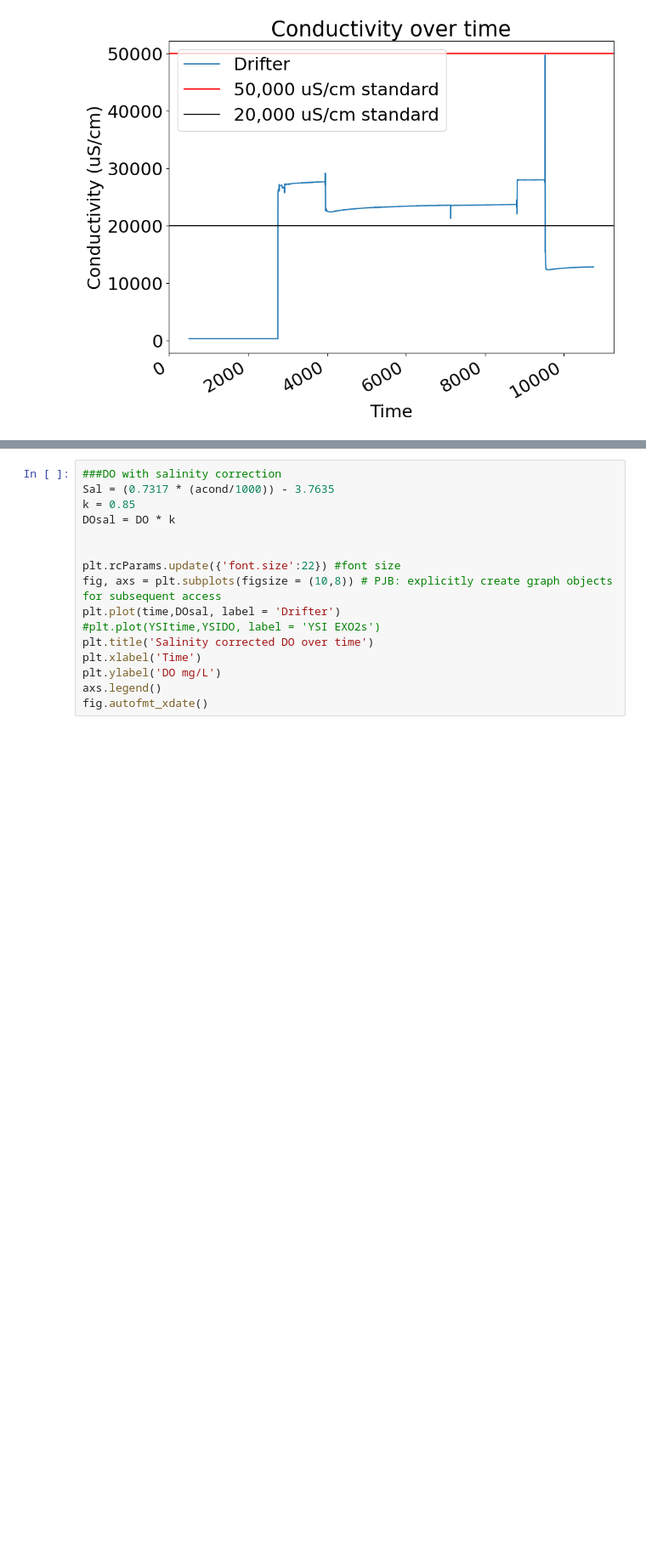
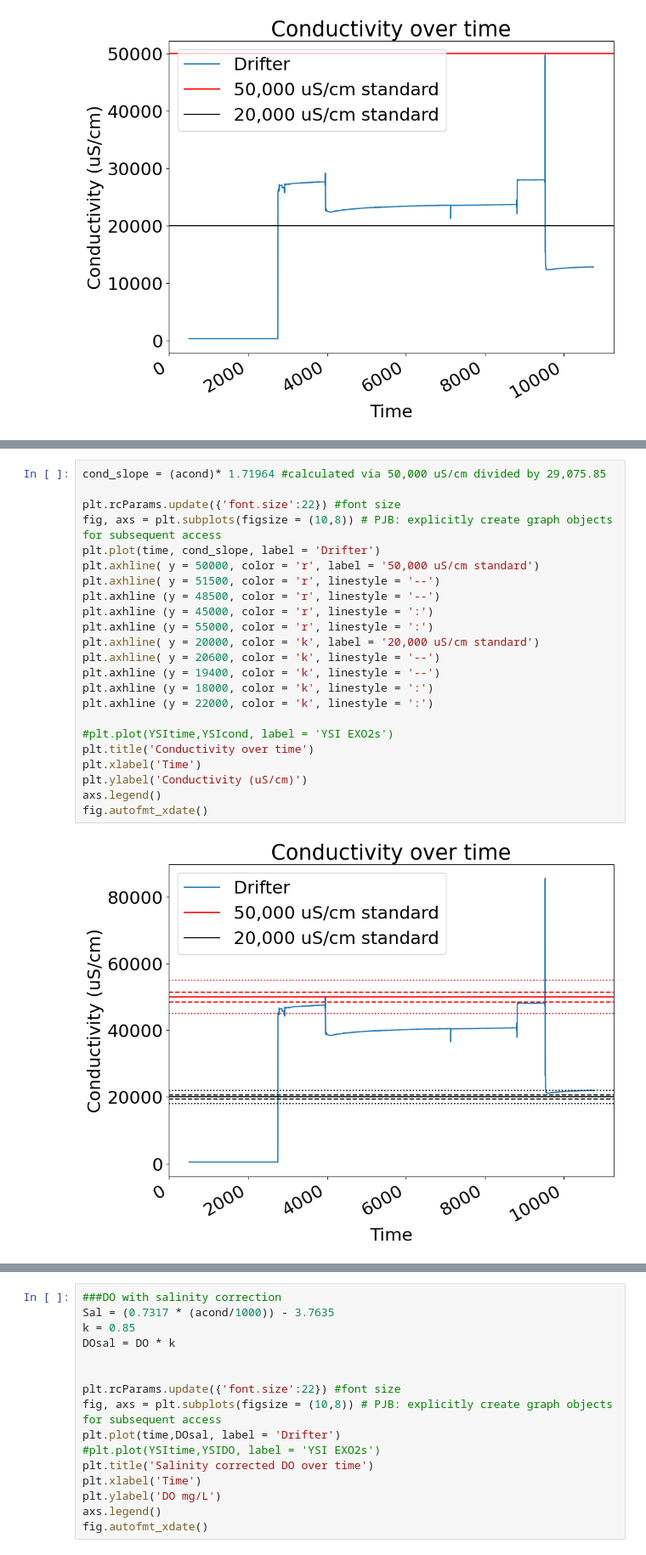
Before and after one commit to COAST-Lab/Biogeochemical-Drifter, a Jupyter notebook: Data_Analysis/Data_Analysis.ipynb, the cells around one changed output, grey strips where cells are left out. Shown at 85% size. Drawn from its saved outputs; the diff is of its cells as text; blank space fills up the shorter version.

```diff
--- a/Data_Analysis/Data_Analysis.ipynb
+++ b/Data_Analysis/Data_Analysis.ipynb
@@ -347,3 +347,28 @@ fig.autofmt_xdate()
+# %%
+cond_slope = (acond)* 1.71964 #calculated via 50,000 uS/cm divided by 29,075.85
+
+plt.rcParams.update({'font.size':22}) #font size
+fig, axs = plt.subplots(figsize = (10,8)) # PJB: explicitly create graph objects for subsequent access
+plt.plot(time, cond_slope, label = 'Drifter')
+plt.axhline( y = 50000, color = 'r', label = '50,000 uS/cm standard')
+plt.axhline( y = 51500, color = 'r', linestyle = '--')
+plt.axhline (y = 48500, color = 'r', linestyle = '--')
+plt.axhline (y = 45000, color = 'r', linestyle = ':')
+plt.axhline (y = 55000, color = 'r', linestyle = ':')
+plt.axhline( y = 20000, color = 'k', label = '20,000 uS/cm standard')
+plt.axhline( y = 20600, color = 'k', linestyle = '--')
+plt.axhline (y = 19400, color = 'k', linestyle = '--')
+plt.axhline (y = 18000, color = 'k', linestyle = ':')
+plt.axhline (y = 22000, color = 'k', linestyle = ':')
+
+#plt.plot(YSItime,YSIcond, label = 'YSI EXO2s')
+plt.title('Conductivity over time')
+plt.xlabel('Time')
+plt.ylabel('Conductivity (uS/cm)')
+axs.legend()
+fig.autofmt_xdate()
+# %% [output]
+[figure, added]
 # %%
 ### YSI vs Drifter correlation
 YSIcond_reduced = YSIcond[::2]
```
Also changed, not shown: parts of 3 cells of this notebook.
